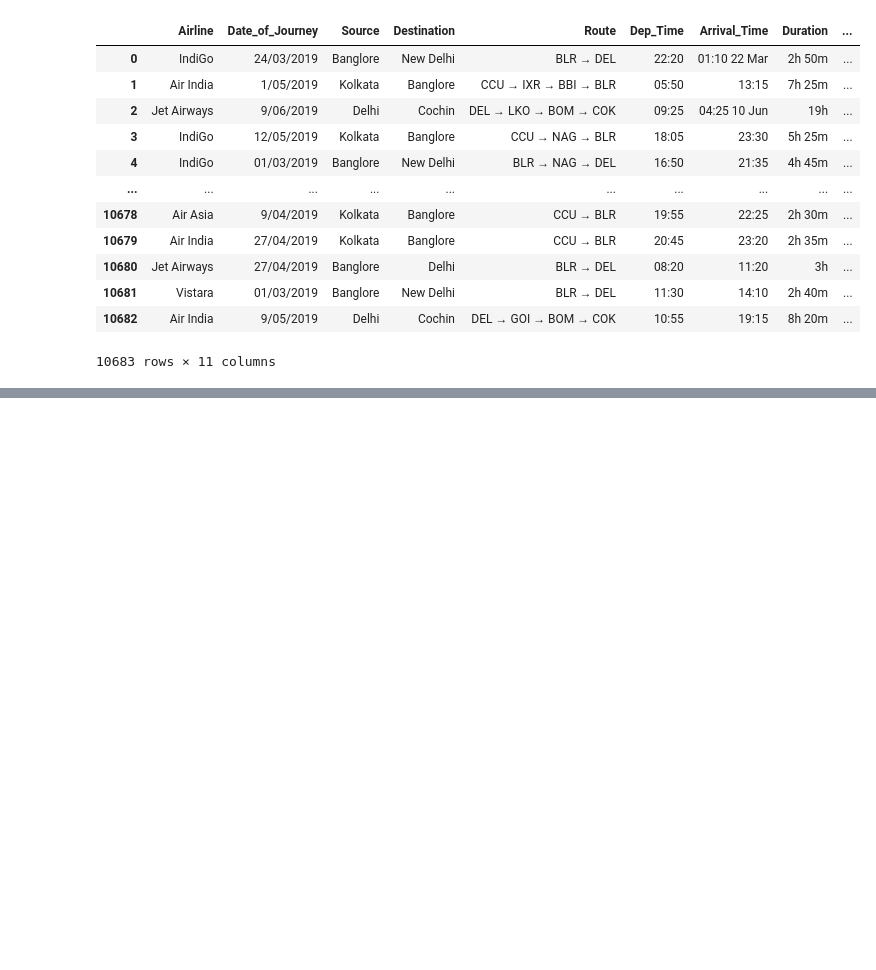
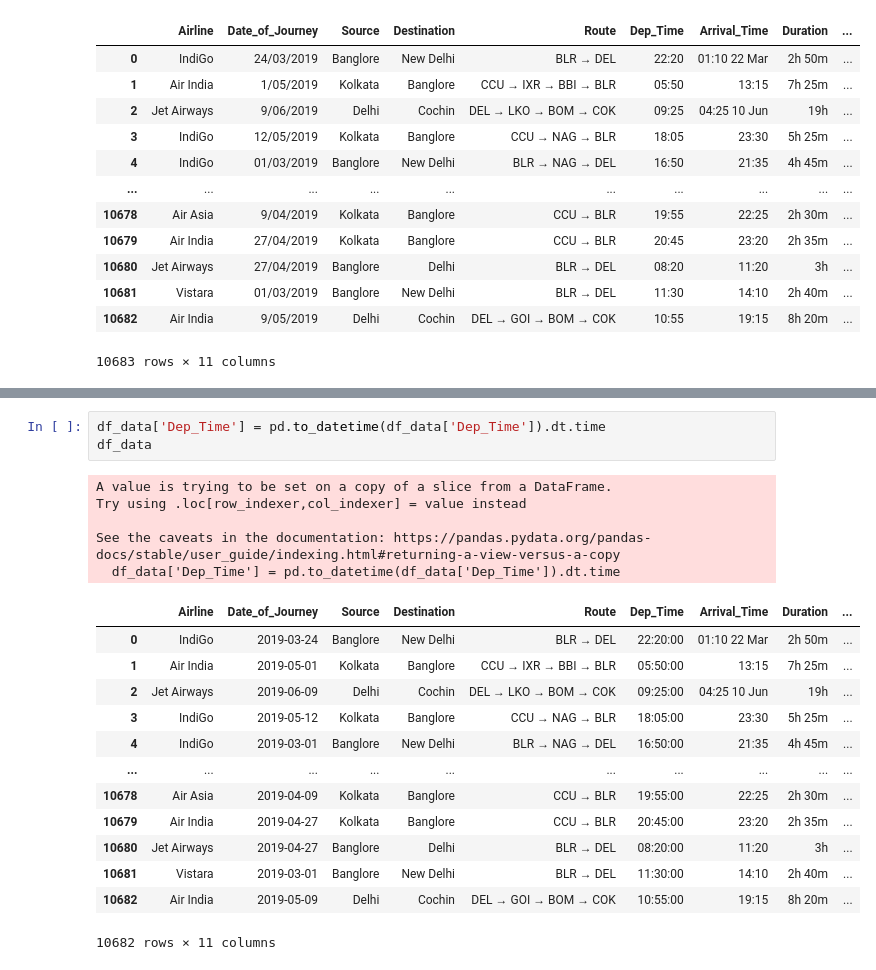
Before and after one commit to loganfu06/09_data_science_logan_jonathan, a Jupyter notebook: airlines.ipynb, the cells around one changed output, grey strips where cells are left out. Saved outputs shown, nothing was run; the diff lists cells and outputs as text; blank space fills up the shorter version.

```diff
--- a/airlines.ipynb
+++ b/airlines.ipynb
@@ -53,0 +67,22 @@ pd.notnull(df_data)
+# %%
+df_data['Dep_Time'] = pd.to_datetime(df_data['Dep_Time']).dt.time
+df_data
+# %% [output]
+A value is trying to be set on a copy of a slice from a DataFrame.
+Try using .loc[row_indexer,col_indexer] = value instead
+
+See the caveats in the documentation: https://pandas.pydata.org/pandas-docs/stable/user_guide/indexing.html#returning-a-view-versus-a-copy
+  df_data['Dep_Time'] = pd.to_datetime(df_data['Dep_Time']).dt.time
+|  | Airline | Date_of_Journey | Source | Destination | Route | Dep_Time | Arrival_Time | Duration | ... |
+| 0 | IndiGo | 2019-03-24 | Banglore | New Delhi | BLR → DEL | 22:20:00 | 01:10 22 Mar | 2h 50m | ... |
+| 1 | Air India | 2019-05-01 | Kolkata | Banglore | CCU → IXR → BBI → BLR | 05:50:00 | 13:15 | 7h 25m | ... |
+| 2 | Jet Airways | 2019-06-09 | Delhi | Cochin | DEL → LKO → BOM → COK | 09:25:00 | 04:25 10 Jun | 19h | ... |
+| 3 | IndiGo | 2019-05-12 | Kolkata | Banglore | CCU → NAG → BLR | 18:05:00 | 23:30 | 5h 25m | ... |
+| 4 | IndiGo | 2019-03-01 | Banglore | New Delhi | BLR → NAG → DEL | 16:50:00 | 21:35 | 4h 45m | ... |
+| ... | ... | ... | ... | ... | ... | ... | ... | ... | ... |
+| 10678 | Air Asia | 2019-04-09 | Kolkata | Banglore | CCU → BLR | 19:55:00 | 22:25 | 2h 30m | ... |
+| 10679 | Air India | 2019-04-27 | Kolkata | Banglore | CCU → BLR | 20:45:00 | 23:20 | 2h 35m | ... |
+| 10680 | Jet Airways | 2019-04-27 | Banglore | Delhi | BLR → DEL | 08:20:00 | 11:20 | 3h | ... |
+| 10681 | Vistara | 2019-03-01 | Banglore | New Delhi | BLR → DEL | 11:30:00 | 14:10 | 2h 40m | ... |
+| 10682 | Air India | 2019-05-09 | Delhi | Cochin | DEL → GOI → BOM → COK | 10:55:00 | 19:15 | 8h 20m | ... |
+10682 rows × 11 columns
```
Also changed, not shown: parts of 16 cells of this notebook.
